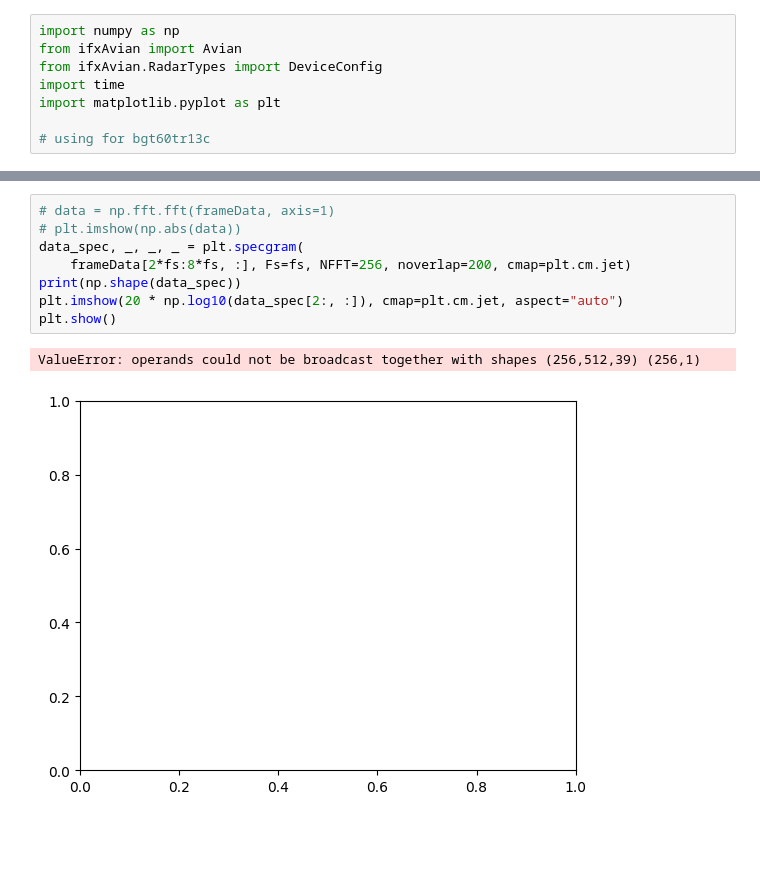
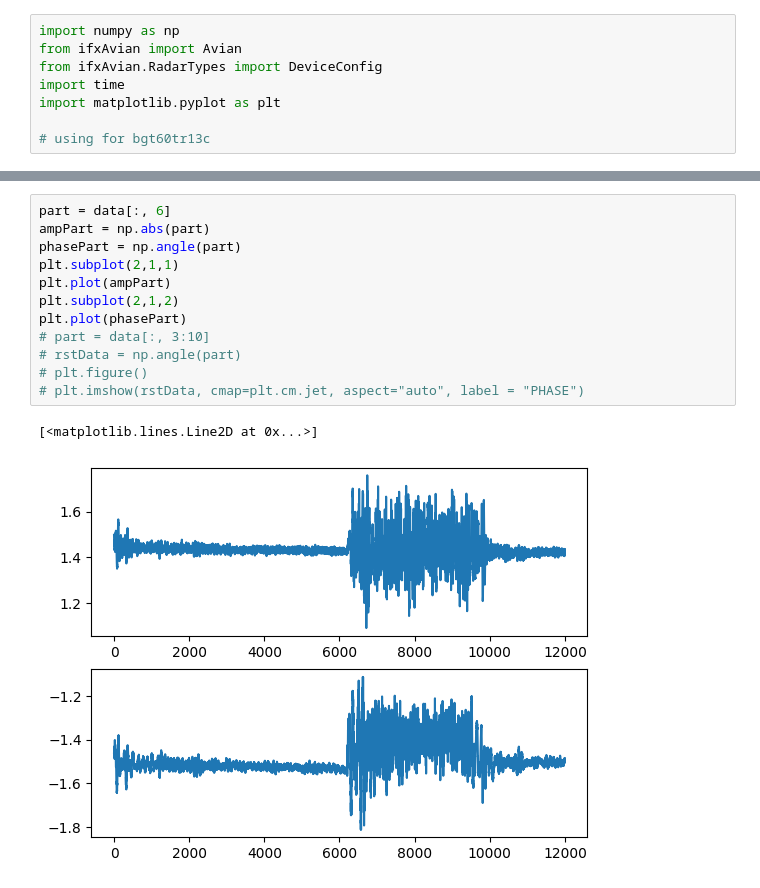
Before and after one commit to baichengchen/WaterSurfaceLevelSensing, a Jupyter notebook: test.ipynb, the cells around one changed output, grey strips where cells are left out. Saved outputs shown, nothing was run; the diff lists cells and outputs as text; blank space fills up the shorter version.

```diff
--- a/test.ipynb
+++ b/test.ipynb
@@ -115,11 +119,15 @@ plt.imshow(np.angle(data), cmap=plt.cm.jet, aspect="auto")
-# %%
-# data = np.fft.fft(frameData, axis=1)
-# plt.imshow(np.abs(data))
-data_spec, _, _, _ = plt.specgram(
-    frameData[2*fs:8*fs, :], Fs=fs, NFFT=256, noverlap=200, cmap=plt.cm.jet)
-print(np.shape(data_spec))
-plt.imshow(20 * np.log10(data_spec[2:, :]), cmap=plt.cm.jet, aspect="auto")
-plt.show()
-# %% [output]
-ValueError: operands could not be broadcast together with shapes (256,512,39) (256,1)
-[figure, removed]
+# %%
+part = data[:, 6]
+ampPart = np.abs(part)
+phasePart = np.angle(part)
+plt.subplot(2,1,1)
+plt.plot(ampPart)
+plt.subplot(2,1,2)
+plt.plot(phasePart)
+# part = data[:, 3:10]
+# rstData = np.angle(part)
+# plt.figure()
+# plt.imshow(rstData, cmap=plt.cm.jet, aspect="auto", label = "PHASE")
+# %% [output]
+[<matplotlib.lines.Line2D at 0x...>]
+[figure, added]
```
Also changed, not shown: parts of 7 cells of this notebook, 3 other files.
